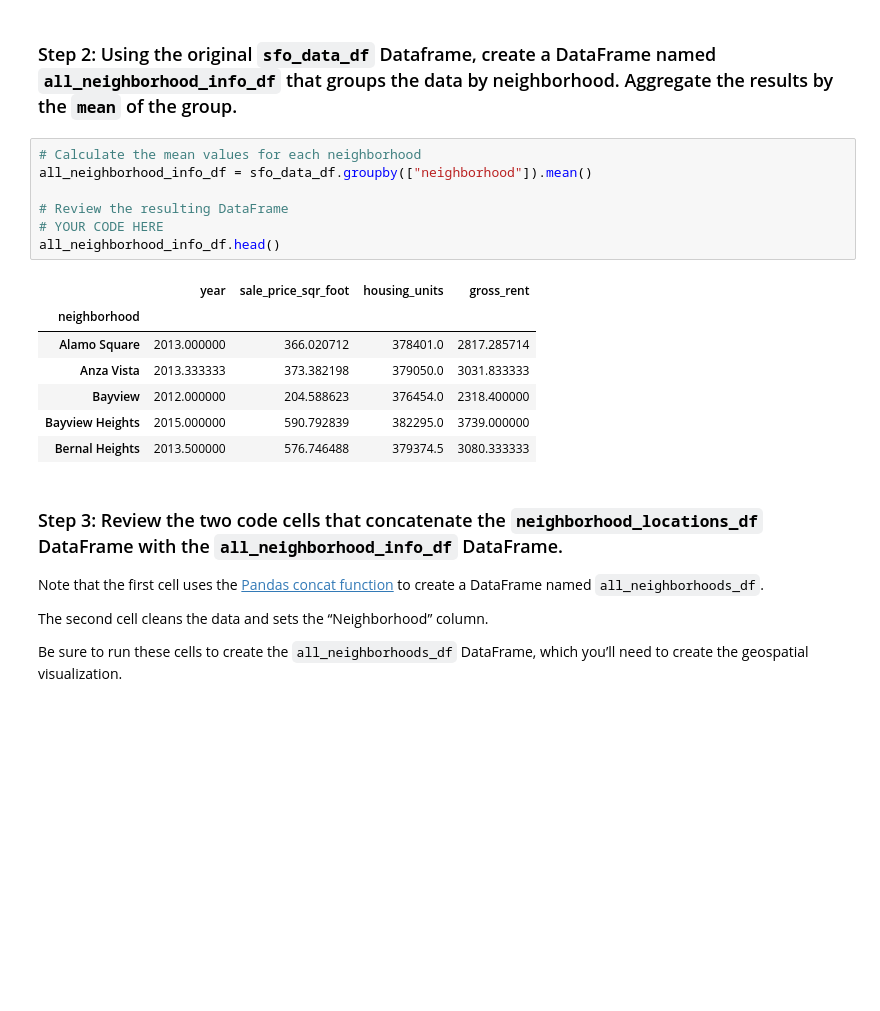
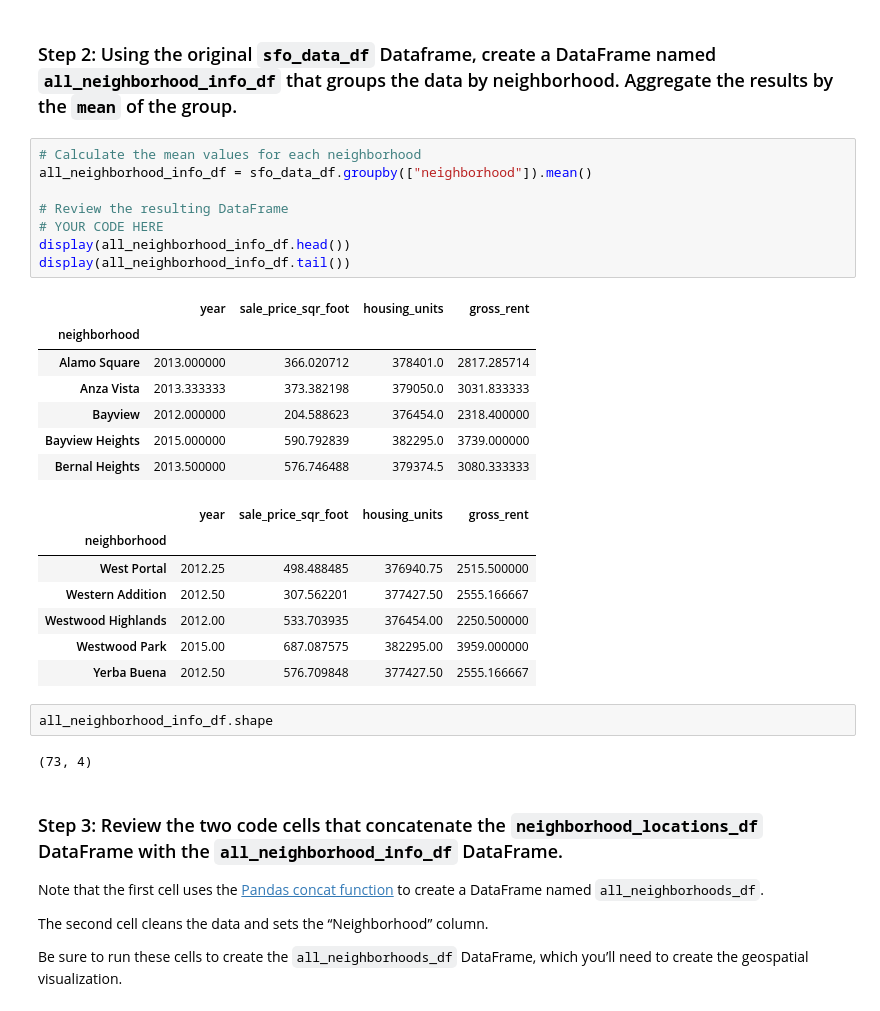
Before and after one commit to apakuki/FinTechBC-Homework-Unit6, a Jupyter notebook: Starter_Code/san_francisco_housing.ipynb, the cells around one changed output. Cells and saved outputs as stored; diff of their text form; blank space fills up the shorter version.

```diff
--- a/Starter_Code/san_francisco_housing.ipynb
+++ b/Starter_Code/san_francisco_housing.ipynb
@@ -444,18 +456,30 @@ neighborhood_locations_df.head(5)
 # %%
 # Calculate the mean values for each neighborhood
 all_neighborhood_info_df = sfo_data_df.groupby(["neighborhood"]).mean()
 
 # Review the resulting DataFrame
 # YOUR CODE HERE
-all_neighborhood_info_df.head()
+display(all_neighborhood_info_df.head())
+display(all_neighborhood_info_df.tail())
 # %% [output]
 |  | year | sale_price_sqr_foot | housing_units | gross_rent |
 | neighborhood |  |  |  |  |
 | Alamo Square | 2013.000000 | 366.020712 | 378401.0 | 2817.285714 |
 | Anza Vista | 2013.333333 | 373.382198 | 379050.0 | 3031.833333 |
 | Bayview | 2012.000000 | 204.588623 | 376454.0 | 2318.400000 |
 | Bayview Heights | 2015.000000 | 590.792839 | 382295.0 | 3739.000000 |
 | Bernal Heights | 2013.500000 | 576.746488 | 379374.5 | 3080.333333 |
+|  | year | sale_price_sqr_foot | housing_units | gross_rent |
+| neighborhood |  |  |  |  |
+| West Portal | 2012.25 | 498.488485 | 376940.75 | 2515.500000 |
+| Western Addition | 2012.50 | 307.562201 | 377427.50 | 2555.166667 |
+| Westwood Highlands | 2012.00 | 533.703935 | 376454.00 | 2250.500000 |
+| Westwood Park | 2015.00 | 687.087575 | 382295.00 | 3959.000000 |
+| Yerba Buena | 2012.50 | 576.709848 | 377427.50 | 2555.166667 |
+# %%
+all_neighborhood_info_df.shape
+# %% [output]
+(73, 4)
 # %% [markdown]
 ### Step 3: Review the two code cells that concatenate the `neighborhood_locations_df` DataFrame with the `all_neighborhood_info_df` DataFrame.
 
```
Also changed, not shown: parts of 8 cells of this notebook.
